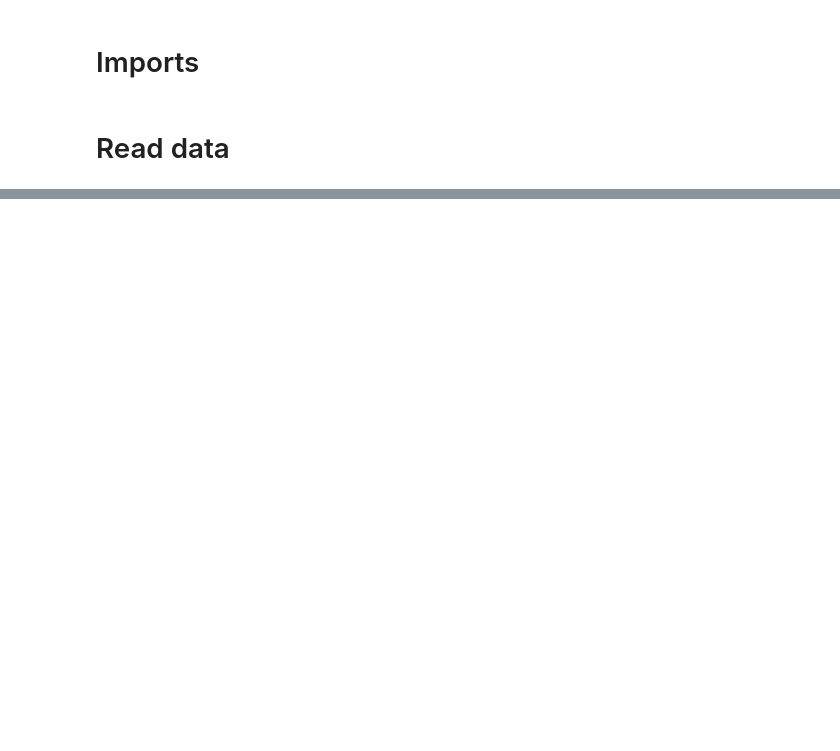
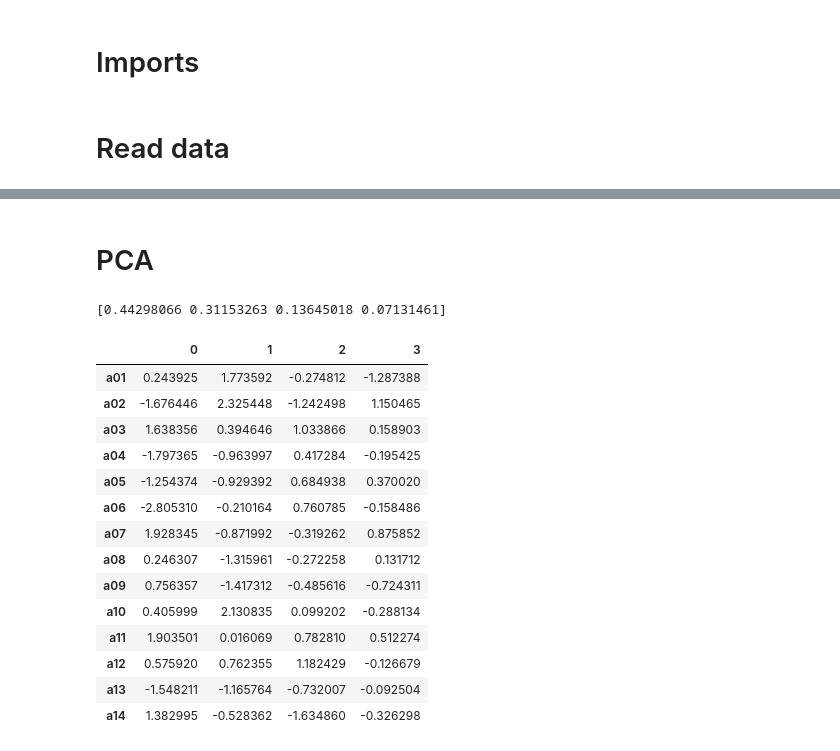
Before and after one commit to anras5/ordinal-regression-reduced, a Jupyter notebook: src/main.ipynb, the cells around one changed output, grey strips where cells are left out. Cells and saved outputs as stored; diff of their text form; code cells hidden in the pictures; blank space fills up the shorter version.

```diff
--- a/src/main.ipynb
+++ b/src/main.ipynb
@@ -136,3 +70,31 @@ from hassediagram.hasse_diagram import hasse_graphviz
 hasse_graphviz(df_relations.values, df.index)
 # %% [output]
 [drawing not drawn]
+# %% [markdown]
+# PCA
+# %%
+N_COMPONENTS = 4
+
+scaler = StandardScaler()
+df_scaled = scaler.fit_transform(df)
+pca = PCA(n_components=N_COMPONENTS)
+df_pca = pd.DataFrame(pca.fit_transform(df_scaled), index=df.index, columns=range(N_COMPONENTS))
+print(pca.explained_variance_ratio_)
+df_pca
+# %% [output]
+[0.44298066 0.31153263 0.13645018 0.07131461]
+|  | 0 | 1 | 2 | 3 |
+| a01 | 0.243925 | 1.773592 | -0.274812 | -1.287388 |
+| a02 | -1.676446 | 2.325448 | -1.242498 | 1.150465 |
+| a03 | 1.638356 | 0.394646 | 1.033866 | 0.158903 |
+| a04 | -1.797365 | -0.963997 | 0.417284 | -0.195425 |
+| a05 | -1.254374 | -0.929392 | 0.684938 | 0.370020 |
+| a06 | -2.805310 | -0.210164 | 0.760785 | -0.158486 |
+| a07 | 1.928345 | -0.871992 | -0.319262 | 0.875852 |
+| a08 | 0.246307 | -1.315961 | -0.272258 | 0.131712 |
+| a09 | 0.756357 | -1.417312 | -0.485616 | -0.724311 |
+| a10 | 0.405999 | 2.130835 | 0.099202 | -0.288134 |
+| a11 | 1.903501 | 0.016069 | 0.782810 | 0.512274 |
+| a12 | 0.575920 | 0.762355 | 1.182429 | -0.126679 |
+| a13 | -1.548211 | -1.165764 | -0.732007 | -0.092504 |
+| a14 | 1.382995 | -0.528362 | -1.634860 | -0.326298 |
```
Also changed, not shown: parts of 9 cells of this notebook.
